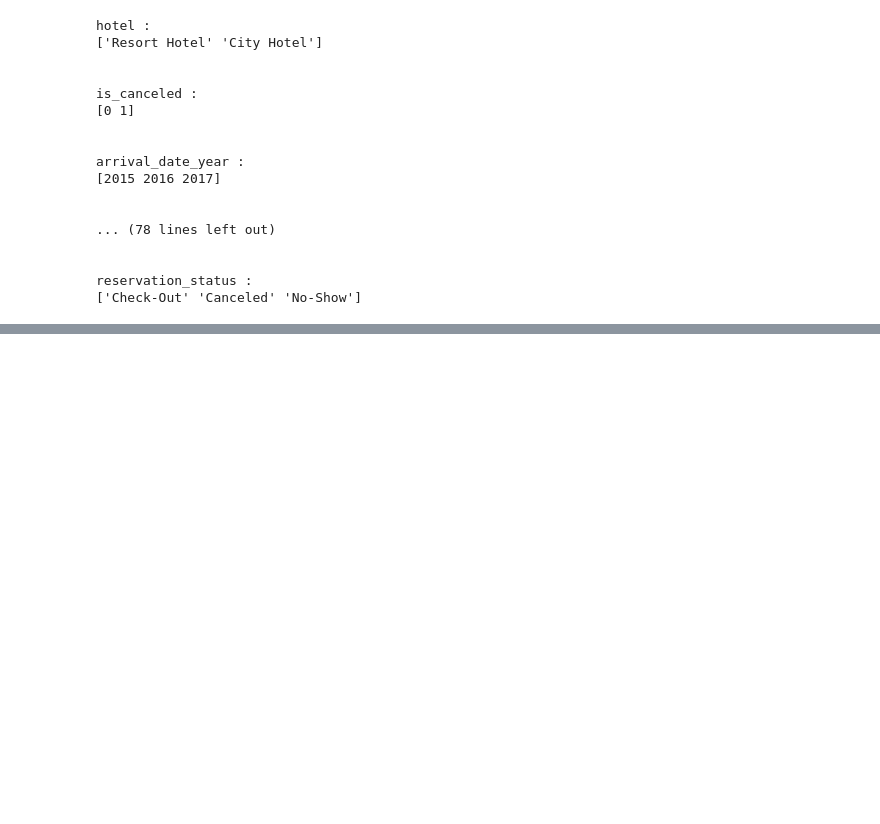
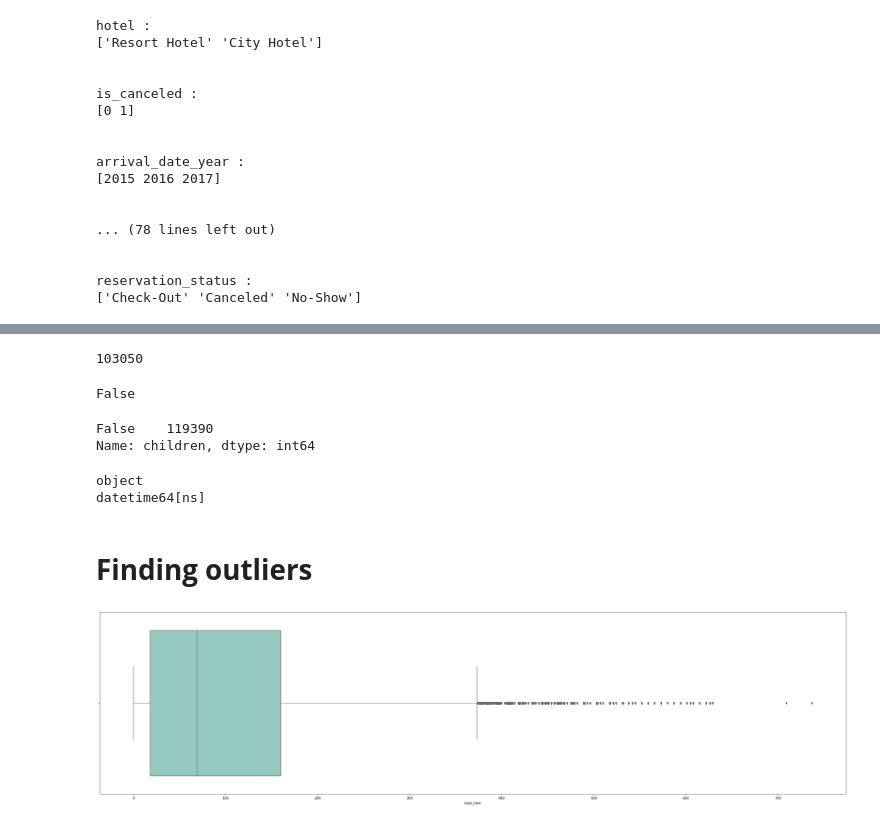
Before and after one commit to aynaval/Hotel-booking-analysis_EDA, a Jupyter notebook: EDA_Capstone_Project.ipynb, the cells around one changed output, grey strips where cells are left out. Cells and saved outputs as stored; diff of their text form; code cells hidden in the pictures; blank space fills up the shorter version.

```diff
--- a/EDA_Capstone_Project.ipynb
+++ b/EDA_Capstone_Project.ipynb
@@ -227,0 +307,34 @@ reservation_status :
+# %%
+data['agent'].count()
+# %% [output]
+103050
+# %%
+# droping agent and company
+data.drop(['agent','company'],axis = 1,inplace= True)
+'agent' in data.columns or 'company' in data.columns
+# %% [output]
+False
+# %%
+# fill missing children value with 0 and change to int data type
+data['children']= data['children'].fillna(0)
+data['children']= data['children'].astype(int)
+data['children'].isnull().value_counts()
+# %% [output]
+False    119390
+Name: children, dtype: int64
+# %%
+# changing reservation status date to date data type from object
+print(data['reservation_status_date'].dtype)
+data['reservation_status_date'] = pd.to_datetime(data['reservation_status_date'])
+print(data['reservation_status_date'].dtype)
+# %% [output]
+object
+datetime64[ns]
+# %% [markdown]
+# **Finding outliers**
+# %%
+# finding outliners
+fig, ax = plt.subplots(figsize=(40, 10))
+ax =sns.boxplot(data['lead_time'],palette="Set3")
+# %% [output]
+[figure, added]
```
Also changed, not shown: parts of 24 cells of this notebook.
